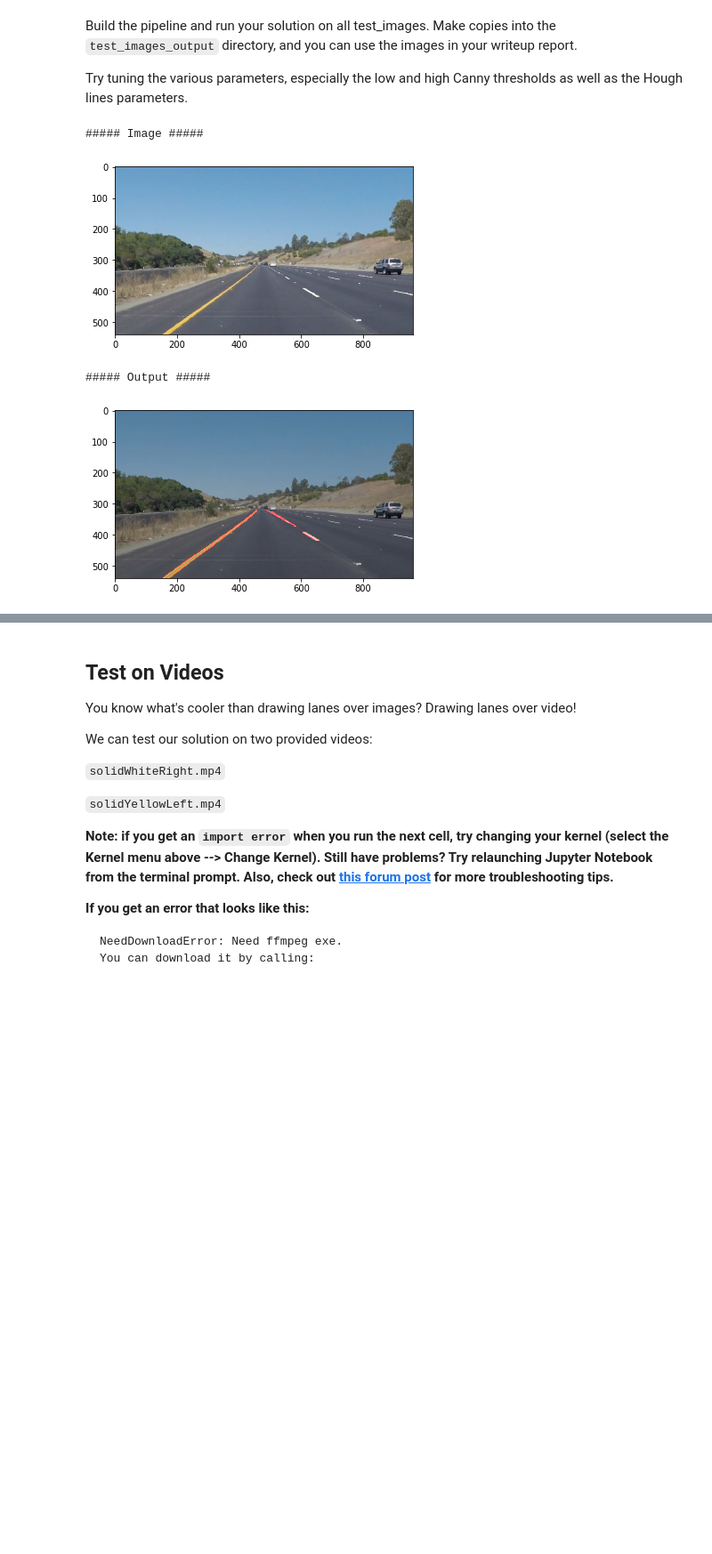
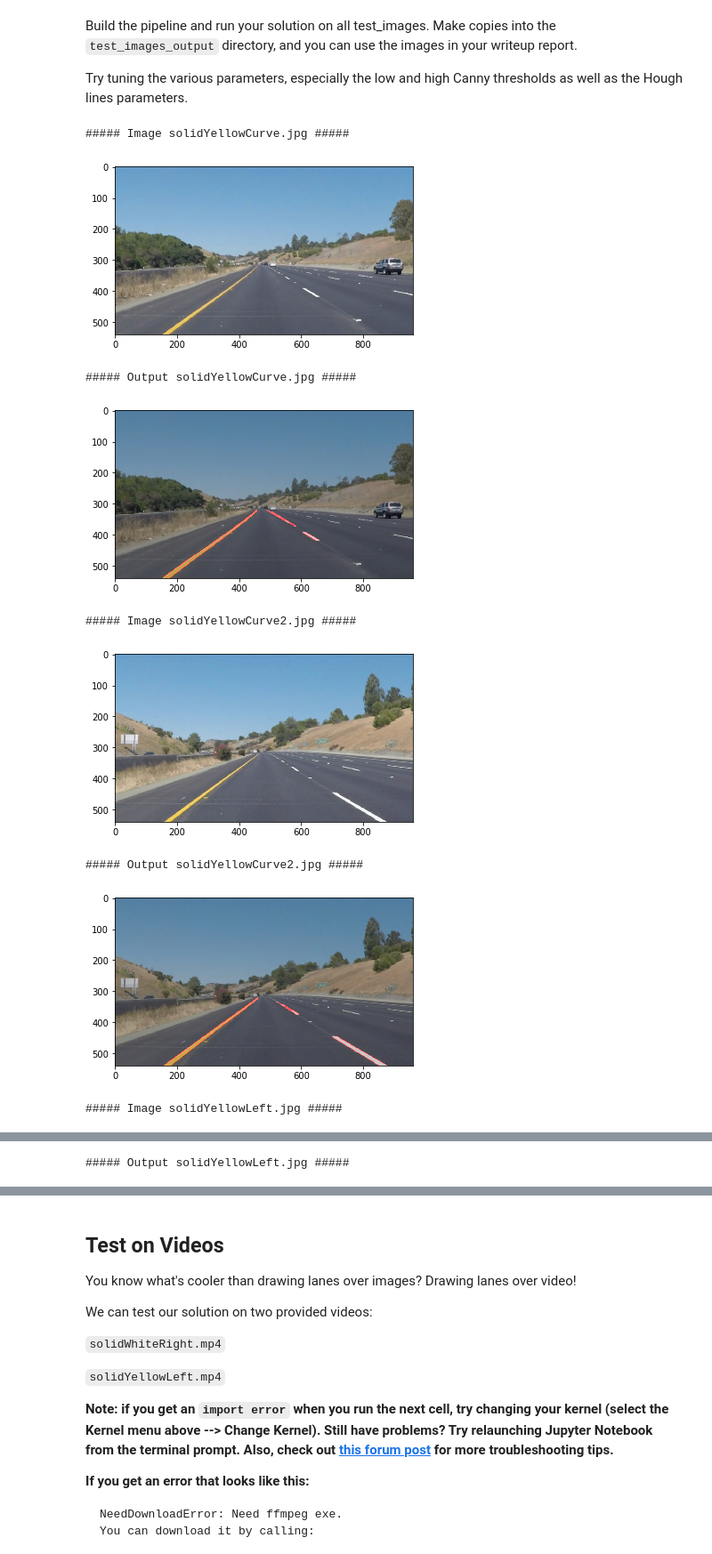
Before and after one commit to mathiasvkaiz/sdcnd-lanelines-p1, a Jupyter notebook: P1.ipynb, the cells around one changed output, grey strips where cells are left out. Shown at 89% size. Drawn from its saved outputs; the diff is of its cells as text; code cells hidden in the pictures; blank space fills up the shorter version.

Commit message:
code: added loop for files to process pipeline

```diff
--- a/P1.ipynb
+++ b/P1.ipynb
@@ -217,7 +217,7 @@ def pipeline(directoy, filename, test=False):
 
     # Read image
     image = mpimg.imread(image_url)
-    print ("##### Image #####")
+    print ("##### Image " + filename + " #####")
     plt.imshow(image)
     plt.show()
 
@@ -289,34 +289,40 @@ def pipeline(directoy, filename, test=False):
 
 
 
     # Overlay of hough image on canny image
     copy_canny_image = np.dstack((canny_image, canny_image, canny_image))
     overlay_hough_canny_image = cv2.addWeighted(copy_canny_image, 0.8, hough_image, 1, 0)
     # only in test mode
     if test:
         print ("##### Test Mode: Overlay hough on canny #####")
         plt.imshow(overlay_hough_canny_image)
         plt.show()
 
 
 
     # Overlay of hough image on original image
     overlay_hough_image = cv2.addWeighted(image, 0.8, hough_image, 1, 0)
-    print ("##### Output #####")
+    print ("##### Output " + filename + " #####")
     plt.imshow(overlay_hough_image)
     plt.show()
 
 
 
 
 
 ######## Apply to test images ########
 directory = 'test_images'
 filename = 'solidYellowCurve.jpg'
 
-pipeline(directory, filename)
+for filename in os.listdir("test_images/"):
+    pipeline(directory, filename)
 # %% [output]
-##### Image #####
+##### Image solidYellowCurve.jpg #####
 [figure]
-##### Output #####
+##### Output solidYellowCurve.jpg #####
 [figure]
+##### Image solidYellowCurve2.jpg #####
+[figure, added]
+##### Output solidYellowCurve2.jpg #####
+[figure, added]
+##### Image solidYellowLeft.jpg #####
@@ -322,0 +330 @@ pipeline(directory, filename)
+##### Output solidYellowLeft.jpg #####
```
Also changed, not shown: parts of 1 cell of this notebook.
